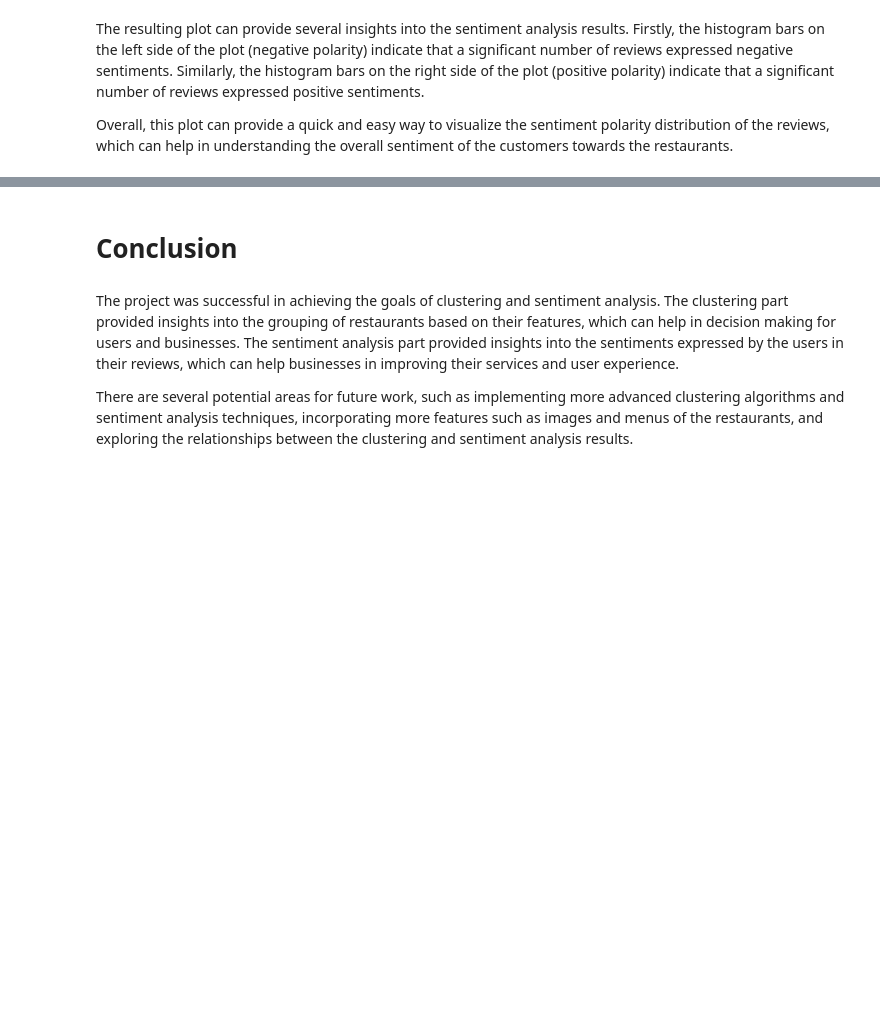
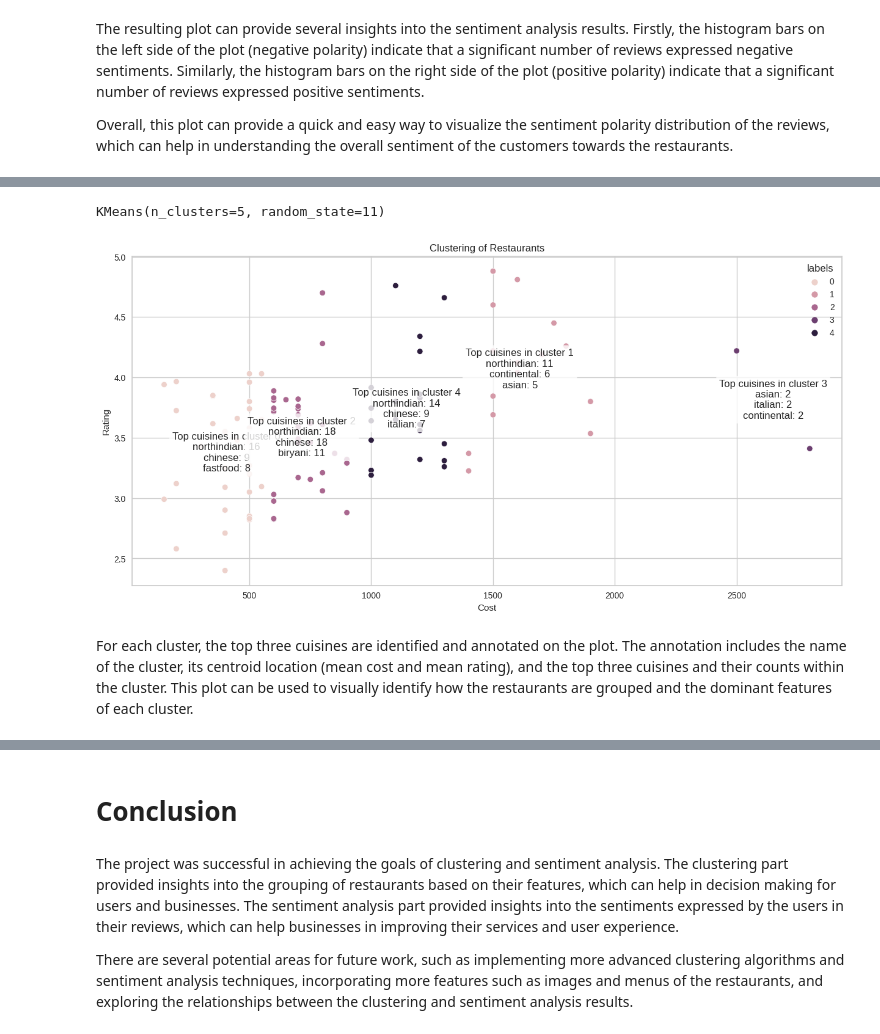
Before and after one commit to abhisheknagpure8/zomato_restaurant_clustering_-_sentiment_analysis, a Jupyter notebook: Zomato_Restaurant_Clustering_&_Sentiment_Analysis.ipynb, the cells around one changed output, grey strips where cells are left out. Saved outputs shown, nothing was run; the diff lists cells and outputs as text; code cells hidden in the pictures; blank space fills up the shorter version.

```diff
--- a/Zomato_Restaurant_Clustering_&_Sentiment_Analysis.ipynb
+++ b/Zomato_Restaurant_Clustering_&_Sentiment_Analysis.ipynb
@@ -1084,0 +1209,41 @@ Overall, this plot can provide a quick and easy way to visualize the sentiment p
+# %%
+# Initializing a K-Means clustering model with number of clusters and random state.
+model = KMeans(random_state=11, n_clusters=5)
+model.fit(df_cluster.drop('Name',axis=1))
+# %% [output]
+KMeans(n_clusters=5, random_state=11)
+# %%
+# predict the cluster label of a new data point based on a trained clustering model.
+cluster_lbl = model.predict(df_cluster.drop('Name',axis=1))
+# %%
+df_cluster['labels'] = cluster_lbl
+# %%
+# Creating the data frame for each cluster.
+cluster_0 = df_cluster[df_cluster['labels'] == 0].reset_index()
+cluster_1 = df_cluster[df_cluster['labels'] == 1].reset_index()
+cluster_2 = df_cluster[df_cluster['labels'] == 2].reset_index()
+cluster_3 = df_cluster[df_cluster['labels'] == 3].reset_index()
+cluster_4 = df_cluster[df_cluster['labels'] == 4].reset_index()
+# %%
+list_of_cluster=[cluster_0,cluster_1,cluster_2,cluster_3,cluster_4]
+# %%
+# Create a scatter plot of the clusters with annotations for top cuisines
+plt.figure(figsize=(15,7))
+sns.scatterplot(x='Cost', y='Rating', hue='labels', data=df_cluster)
+
+# Add annotations for top cuisines in each cluster
+for i, df in enumerate(list_of_cluster):
+    top_cuisines = df.drop(['index', 'Name', 'Cost', 'Rating', 'labels'], axis=1).sum().sort_values(ascending=False)[:3]
+    top_cuisines_str = '\n'.join([f'{cuisine}: {count}' for cuisine, count in top_cuisines.items()])
+    plt.annotate(f'Top cuisines in cluster {i}\n{top_cuisines_str}',
+                 xy=(df['Cost'].mean(), df['Rating'].mean()),
+                 ha='center', va='center', bbox=dict(boxstyle='round', facecolor='white', alpha=0.8))
+
+plt.xlabel('Cost')
+plt.ylabel('Rating')
+plt.title('Clustering of Restaurants')
+plt.show()
+# %% [output]
+[figure, added]
+# %% [markdown]
+For each cluster, the top three cuisines are identified and annotated on the plot. The annotation includes the name of the cluster, its centroid location (mean cost and mean rating), and the top three cuisines and their counts within the cluster. This plot can be used to visually identify how the restaurants are grouped and the dominant features of each cluster.
```
Also changed, not shown: parts of 92 cells of this notebook.
